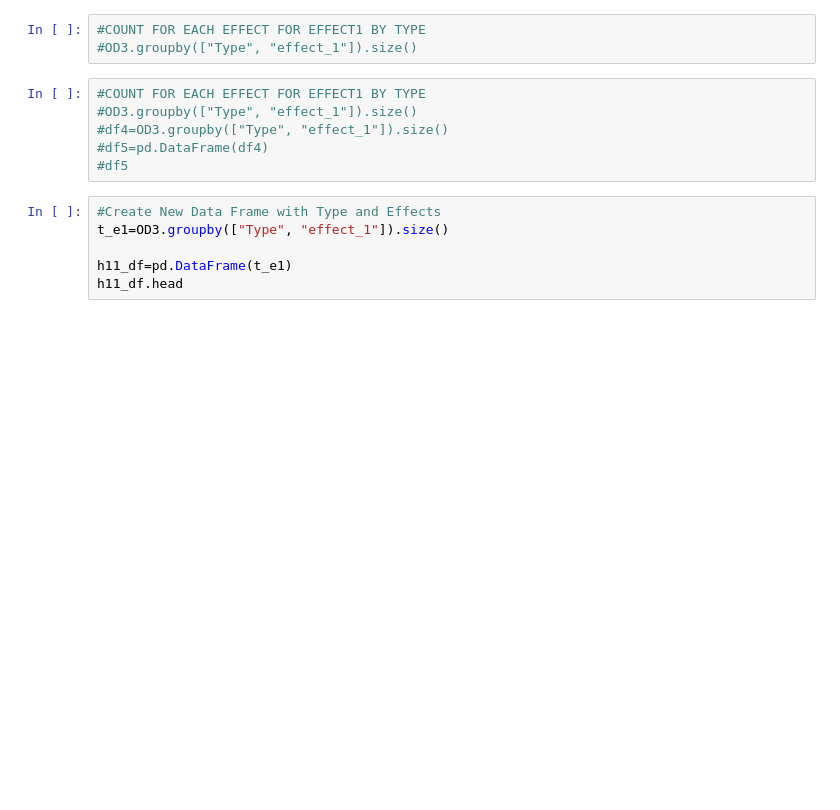
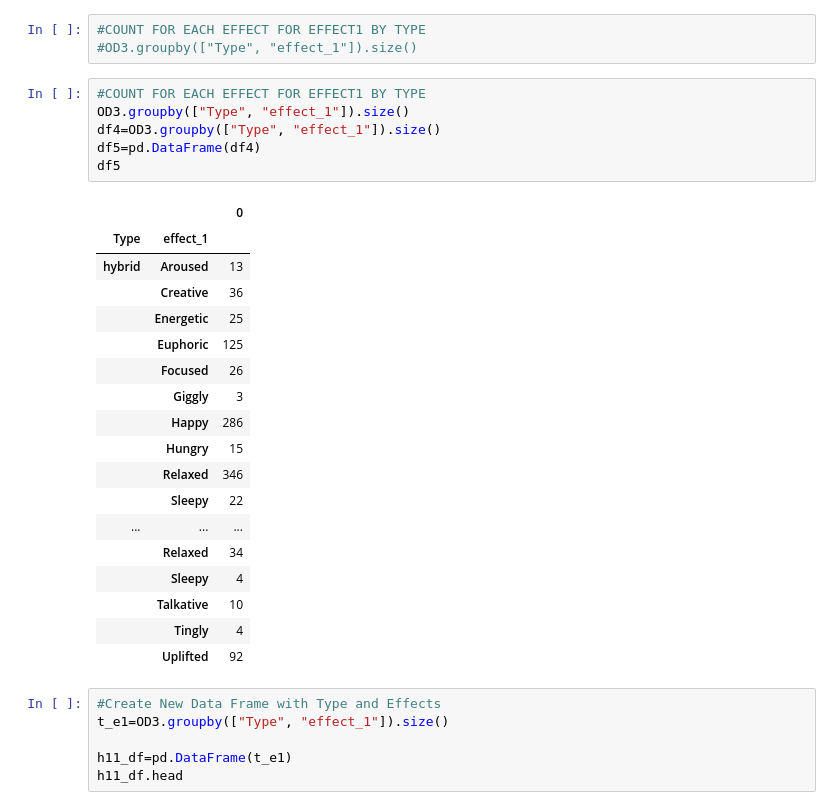
Before and after one commit to Berli85/SMU-Project-1-MaryJane, a Jupyter notebook: Misha Work/Project 1 Team 2 data-MVB (2).ipynb, the cells around one changed output. Saved outputs shown, nothing was run; the diff lists cells and outputs as text; blank space fills up the shorter version.

```diff
--- a/Misha Work/Project 1 Team 2 data-MVB (2).ipynb
+++ b/Misha Work/Project 1 Team 2 data-MVB (2).ipynb
@@ -219,10 +219,29 @@ Name: Rating, dtype: float64
 #OD3.groupby(["Type", "effect_1"]).size()
 # %%
 #COUNT FOR EACH EFFECT FOR EFFECT1 BY TYPE
-#OD3.groupby(["Type", "effect_1"]).size()
-#df4=OD3.groupby(["Type", "effect_1"]).size()
-#df5=pd.DataFrame(df4)
-#df5
+OD3.groupby(["Type", "effect_1"]).size()
+df4=OD3.groupby(["Type", "effect_1"]).size()
+df5=pd.DataFrame(df4)
+df5
+# %% [output]
+|  |  | 0 |
+| Type | effect_1 |  |
+| hybrid | Aroused | 13 |
+|  | Creative | 36 |
+|  | Energetic | 25 |
+|  | Euphoric | 125 |
+|  | Focused | 26 |
+|  | Giggly | 3 |
+|  | Happy | 286 |
+|  | Hungry | 15 |
+|  | Relaxed | 346 |
+|  | Sleepy | 22 |
+| ... | ... | ... |
+|  | Relaxed | 34 |
+|  | Sleepy | 4 |
+|  | Talkative | 10 |
+|  | Tingly | 4 |
+|  | Uplifted | 92 |
 # %%
 #Create New Data Frame with Type and Effects
 t_e1=OD3.groupby(["Type", "effect_1"]).size()
```
